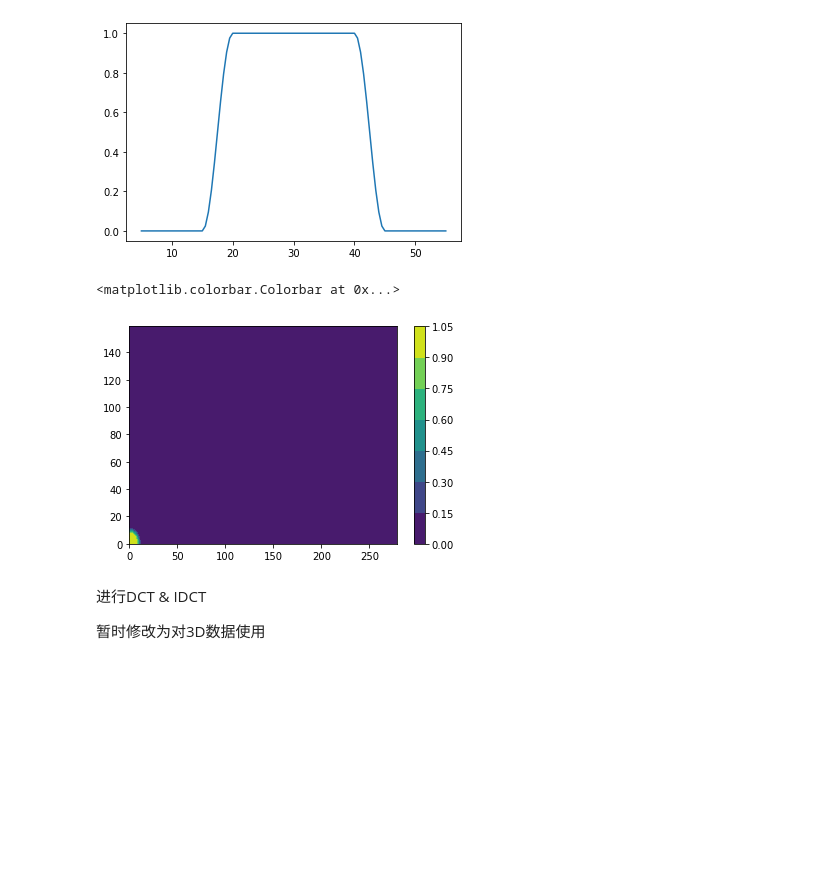
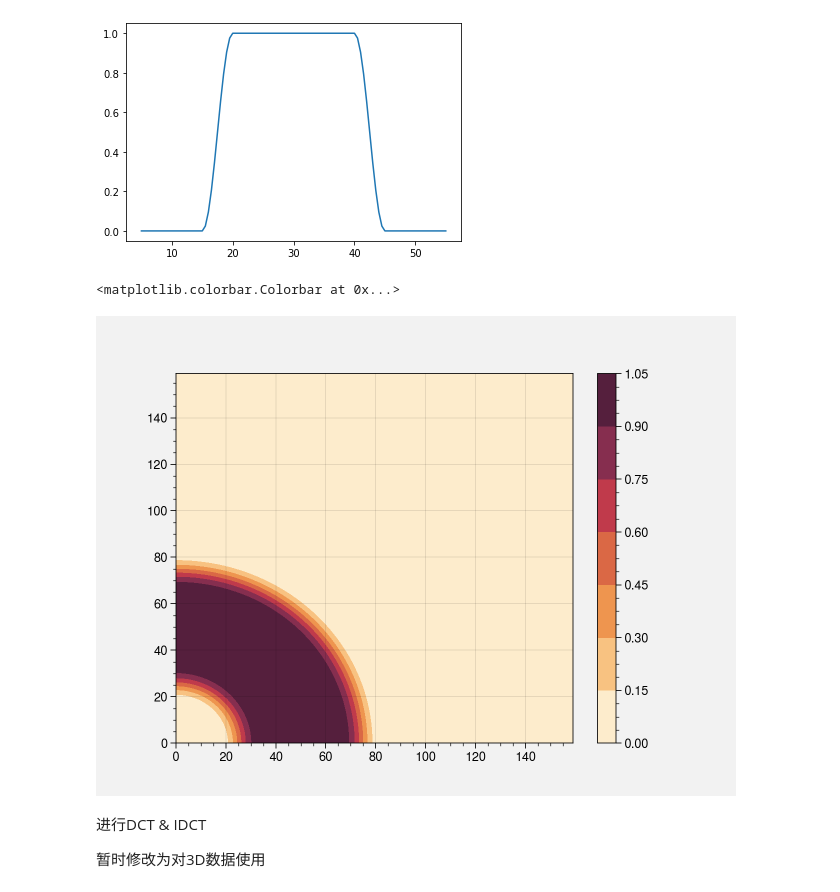
Before and after one commit to dozerlcl/MPAS_case_study, a Jupyter notebook: 92-25km_vr_rcm_postprocess/visualization/spectral/dft_dct/2d_dct_synthesis/single_idct_2D.ipynb, the cells around one changed output. Saved outputs shown, nothing was run; the diff lists cells and outputs as text; code cells hidden in the pictures; blank space fills up the shorter version.

```diff
--- a/92-25km_vr_rcm_postprocess/visualization/spectral/dft_dct/2d_dct_synthesis/single_idct_2D.ipynb
+++ b/92-25km_vr_rcm_postprocess/visualization/spectral/dft_dct/2d_dct_synthesis/single_idct_2D.ipynb
@@ -76,3 +122,4 @@ hum_rmnan['era5i'] = hum['era5i'].interpolate_na(dim = 'lon', method = 'cubic',
-# %%
-# 修改time为Time（cdo进行平均time到中间时次，需要放到每天的开头）
-hum_rmnan['era5i'] = hum_rmnan['era5i'].assign_coords({'time':hum_rmnan['vr'].Time.rename({"Time":"time"})}) #.time
+# %%
+# 修改ERA5I coords
+hum_rmnan['era5i'] = hum_rmnan['era5i'].rename({"time":"Time", "lon":"longitude", "lat":"latitude"})
+hum_rmnan['era5i']._coords = hum_rmnan['vr']._coords
@@ -79,20 +128,28 @@ hum_rmnan['era5i'] = hum_rmnan['era5i'].assign_coords({'time':hum_rmnan['vr'].Ti
 # %%
-time_idx = pd.date_range(start = "1998-06-01", end = "1998-06-30",freq='d')
+time_idx = pd.date_range(start = "1998-08-01", end = "1998-08-31",freq='d')
+# time_idx_era5i = pd.date_range(start = "1998-06-01-10:30", end = "1998-06-30-10:30",freq='d')
+# 添加小区域 ，选定区域到这个位置上
+lat  = hum_rmnan['vr'].latitude
+lon  = hum_rmnan['vr'].longitude
+Time = hum_rmnan['vr'].Time
+time_sel = time_idx
+lat_sel = lat[( lat >= 15 ) & ( lat<=55 )]
+lon_sel = lon[( lon >= 100 ) & ( lon<=140 )]
 # time_idx
 # hum_rmnan['vr'].sel(Time=time_idx)
 
 # mean_test = hum_rmnan['rcm'].mean('Time')
 var_3d = {}
-var_3d['vr']  = hum_rmnan['vr'].sel({"Time":time_idx})#.sel({'Time':hum_rmnan['vr'].Time.dt.month.isin([6])})
-var_3d['rcm'] = hum_rmnan['rcm'].sel({"Time":time_idx})#.sel({'Time':hum_rmnan['rcm'].Time.dt.month.isin([6])})
+sel_dict = {"Time":time_idx, "longitude":lon_sel, "latitude":lat_sel}
+var_3d['vr']  = hum_rmnan['vr'].sel(sel_dict)#.sel({'Time':hum_rmnan['vr'].Time.dt.month.isin([6])})
+var_3d['rcm'] = hum_rmnan['rcm'].sel(sel_dict)#.sel({'Time':hum_rmnan['rcm'].Time.dt.month.isin([6])})
 # 换到相同的时间坐标上
-
-var_3d['era5i'] = hum_rmnan['era5i'].sel({"time":time_idx})#.sel({'time':hum_rmnan['era5i'].time.dt.month.isin([6])})
+var_3d['era5i'] = hum_rmnan['era5i'].sel(sel_dict)#.sel({'time':hum_rmnan['era5i'].time.dt.month.isin([6])})
 
 var_2d = {}
 var_2d['vr']  = var_3d['vr'].mean("Time")
 var_2d['rcm'] = var_3d['rcm'].mean("Time")
-var_2d['era5i'] = var_3d['era5i'].mean("time")
+var_2d['era5i'] = var_3d['era5i'].mean("Time")
 # %% [markdown]
 计算波数等绘图变量，构造cosine squared的滤波窗口
 
@@ -101,8 +158,10 @@ var_2d['era5i'] = var_3d['era5i'].mean("time")
 ntime = var_3d['vr'].shape[0]
 nlat = var_3d['vr'].shape[1]
 nlon = var_3d['vr'].shape[2]
-lat_length = 5017 * 1e3 # m
-lon_length = 7061 * 1e3 # m
+# lat_length = 5017 * 1e3 # m
+# lon_length = 7061 * 1e3 # m
+lat_length = 4445. * 1e3 # m
+lon_length = 3829. * 1e3 # m
 dlat = lat_length / nlat
 dlon  = lon_length / nlon
 all_length = np.sqrt(lat_length**2 + lon_length**2)
@@ -162,25 +222,25 @@ plt.plot(test_weight_x, test_weight_y)
 # %%
 # 构造weight array，以便对DCT结果使用
 weight_array_cosine = np.empty(var_3d['vr'].shape)
 # DCT 频率是如何对应的？remains
 # freq_lat = fftfreq(nlat,1./nlat)
 # freq_lon = fftfreq(nlon,1./nlon)
 freq_lat = range(0, nlat)
 freq_lon = range(0, nlon)
 # for t in range(0, ntime):
 for i in range(0,nlat):
     for j in range(0,nlon):
         k_domain_2d = np.sqrt((freq_lat[i])**2 + (freq_lon[j])**2)
-        weight_array_cosine[:, i, j] = weight_cosine_squared(k_domain_2d, k_domain_count(2000), k_domain_count(1000))
-        # weight_array_cosine[:, i, j] = weight_cosine_squared(k_domain_2d, k_domain_count(1000), k_domain_count(500))
-        # weight_array_cosine[:,i,j] = weight_cosine_squared_band(k_domain_2d, k_domain_count(2000), k_domain_count(500), 1)
+        # weight_array_cosine[:, i, j] = weight_cosine_squared(k_domain_2d, k_domain_count(2000), k_domain_count(1800))
+        # weight_array_cosine[:, i, j] = weight_cosine_squared(k_domain_2d, k_domain_count(2000), k_domain_count(500))
+        weight_array_cosine[:,i,j] = weight_cosine_squared_band(k_domain_2d, k_domain_count(500), k_domain_count(100), 16)
 
 # 检查权重matrix效果
 plt.contourf(weight_array_cosine[0,:,:])
 plt.colorbar()
 # %% [output]
 <matplotlib.colorbar.Colorbar at 0x...>
-[figure, old version]
+[figure, new version]
 # %% [markdown]
 进行DCT & IDCT
 
```
Also changed, not shown: parts of 12 cells of this notebook, 22 other files.
